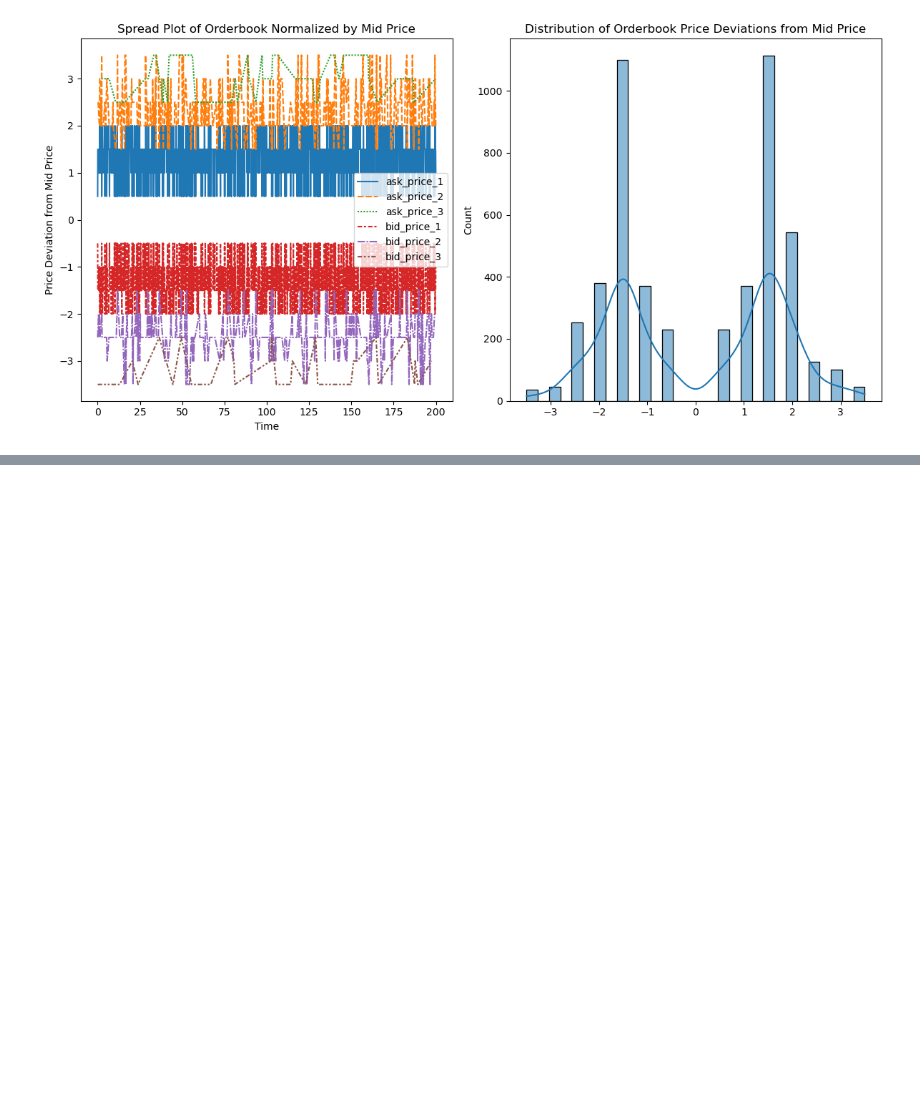
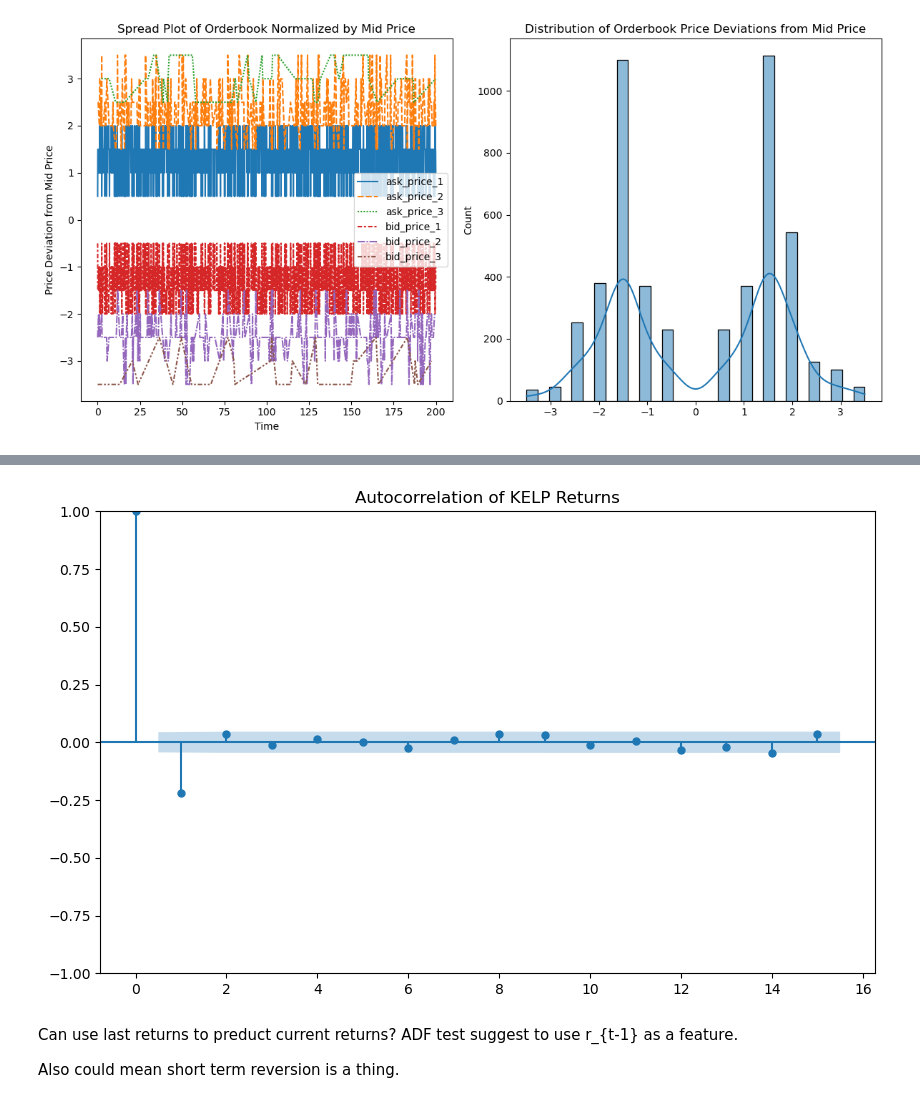
Before and after one commit to jofu-tofu/Prosperity-3, a Jupyter notebook: Testing/Round 0/eda.ipynb, the cells around one changed output, grey strips where cells are left out. Saved outputs shown, nothing was run; the diff lists cells and outputs as text; code cells hidden in the pictures; blank space fills up the shorter version.

```diff
--- a/Testing/Round 0/eda.ipynb
+++ b/Testing/Round 0/eda.ipynb
@@ -35,0 +41,2 @@ sns.histplot(kelp_raw['vwap'] - kelp_raw['mid_price'], bins=50, kde=True)
+# %%
+kelp_ret = np.log(kelp_raw['vwap']).diff()
@@ -35,0 +57,15 @@ sns.histplot(kelp_raw['vwap'] - kelp_raw['mid_price'], bins=50, kde=True)
+# %%
+#autocorr plot
+import statsmodels.api as sm
+
+# Plot the autocorrelation of the returns
+fig, ax = plt.subplots(figsize=(10, 6))
+sm.graphics.tsa.plot_acf(kelp_ret.dropna(), lags=15, ax=ax)
+plt.title('Autocorrelation of KELP Returns')
+plt.show()
+# %% [output]
+[figure, added]
+# %% [markdown]
+Can use last returns to preduct current returns? ADF test suggest to use r_{t-1} as a feature.
+
+Also could mean short term reversion is a thing.
```
Also changed, not shown: parts of 5 cells of this notebook, 1 other file.
